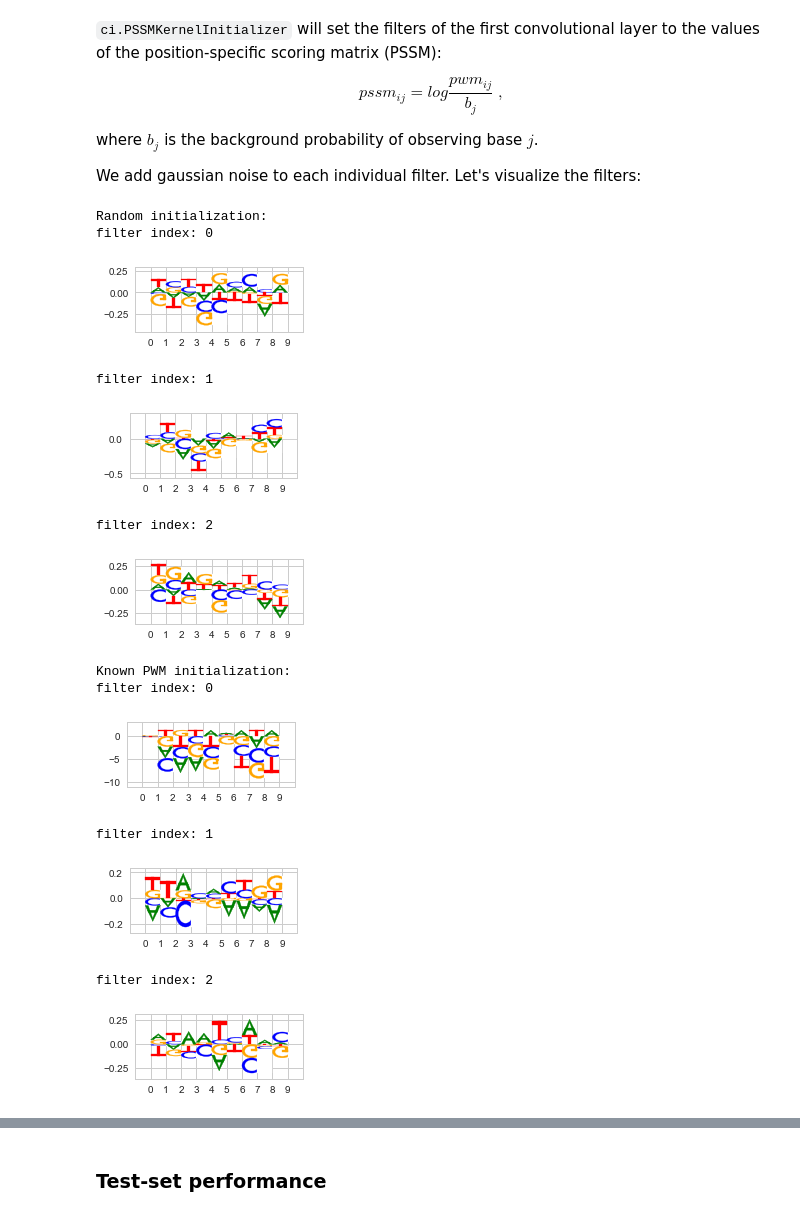
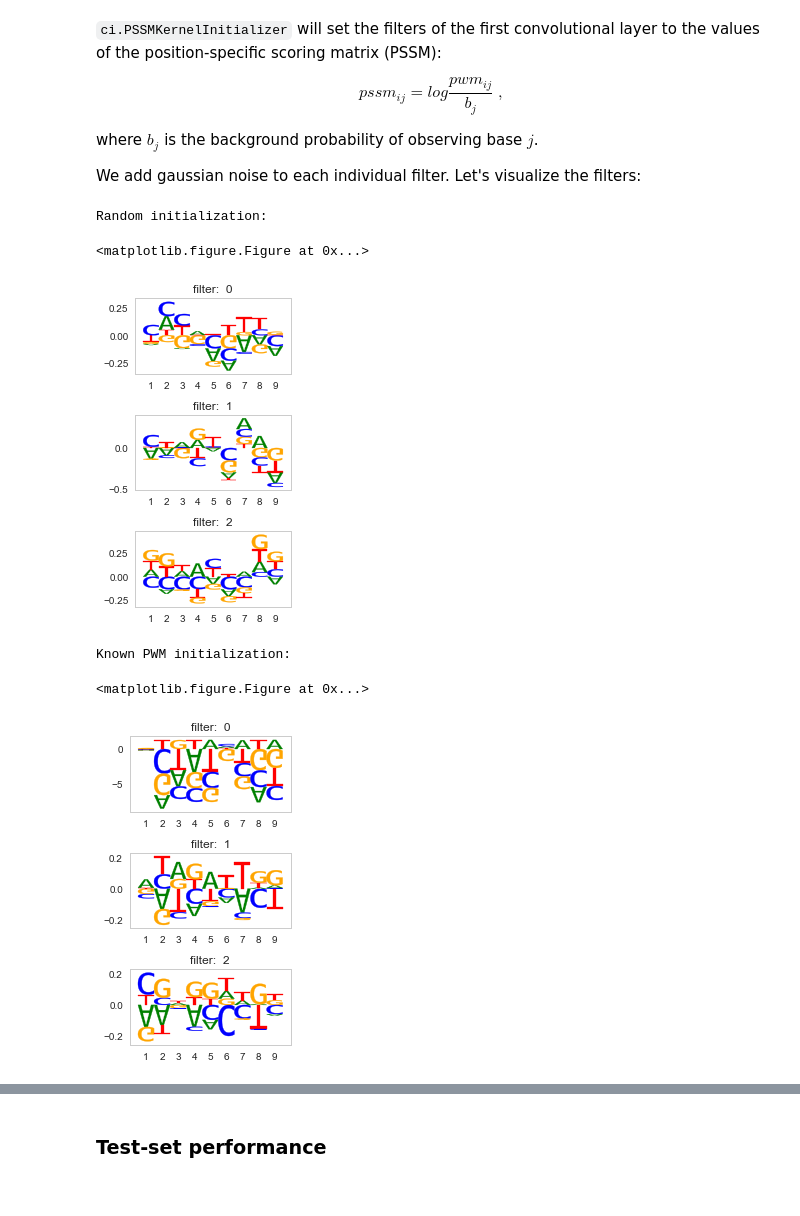
Before and after one commit to gagneurlab/concise, a Jupyter notebook: nbs/PWM_initialization.ipynb, the cells around one changed output, grey strips where cells are left out. Drawn from its saved outputs; the diff is of its cells as text; code cells hidden in the pictures.

```diff
--- a/nbs/PWM_initialization.ipynb
+++ b/nbs/PWM_initialization.ipynb
@@ -168,26 +183,18 @@ m_rand_init = model(train, filters=3, pwm_list=None) # random initialization
 m_pwm_init = model(train, filters=3, pwm_list=pwm_list) # motif initialization
 # %%
 print("Random initialization:")
-m_rand_init.get_layer("conv1").plot_weights(figsize=(3, 1.2))
+m_rand_init.get_layer("conv1").plot_weights(figsize=(3, 5));
 # %% [output]
 Random initialization:
-filter index: 0
+<matplotlib.figure.Figure at 0x...>
-[figure, old version]
+[figure, new version]
-filter index: 1
-[figure, removed]
-filter index: 2
-[figure, removed]
 # %%
 print("Known PWM initialization:")
-m_pwm_init.get_layer("conv1").plot_weights(figsize=(3, 1.2))
+m_pwm_init.get_layer("conv1").plot_weights(figsize=(3, 5));
 # %% [output]
 Known PWM initialization:
-filter index: 0
+<matplotlib.figure.Figure at 0x...>
-[figure, old version]
+[figure, new version]
-filter index: 1
-[figure, removed]
-filter index: 2
-[figure, removed]
 # %%
 # train the models
 m_rand_init.fit(train[0], train[1], epochs=50, validation_data=valid,
```
Also changed, not shown: parts of 10 cells of this notebook, 3 other files.
